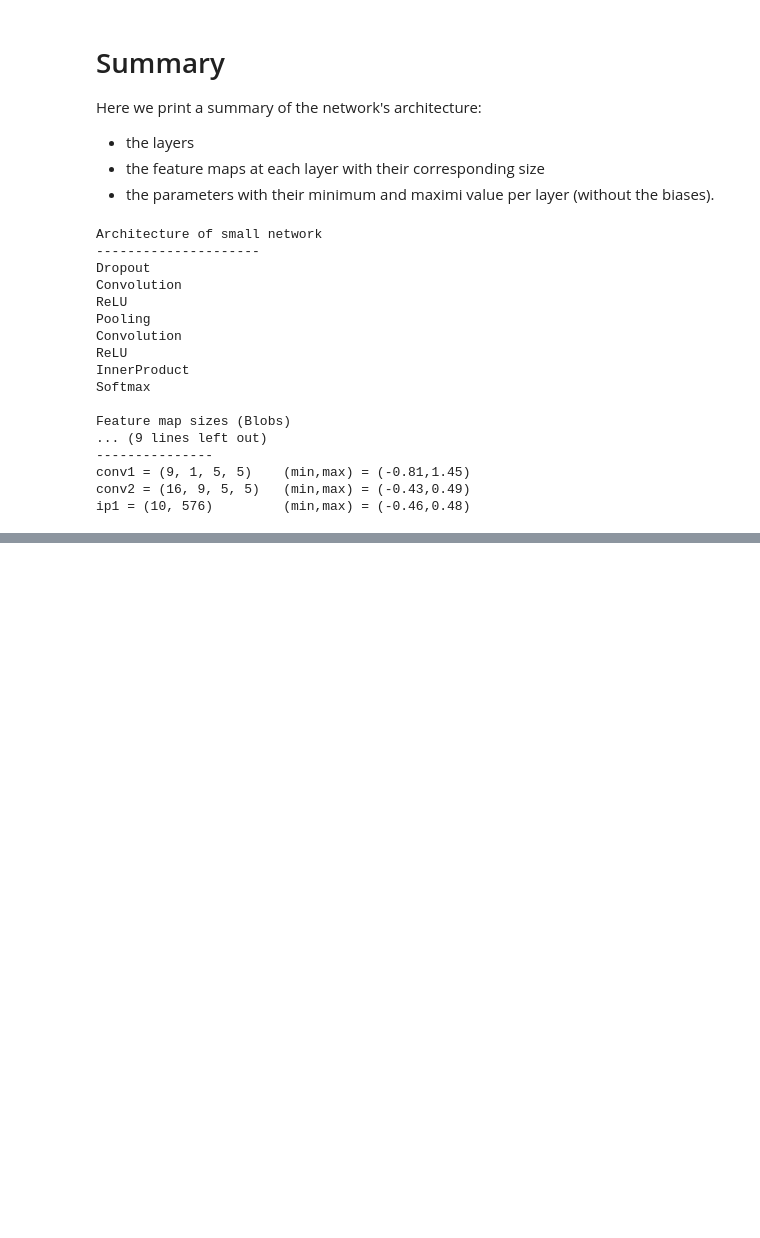
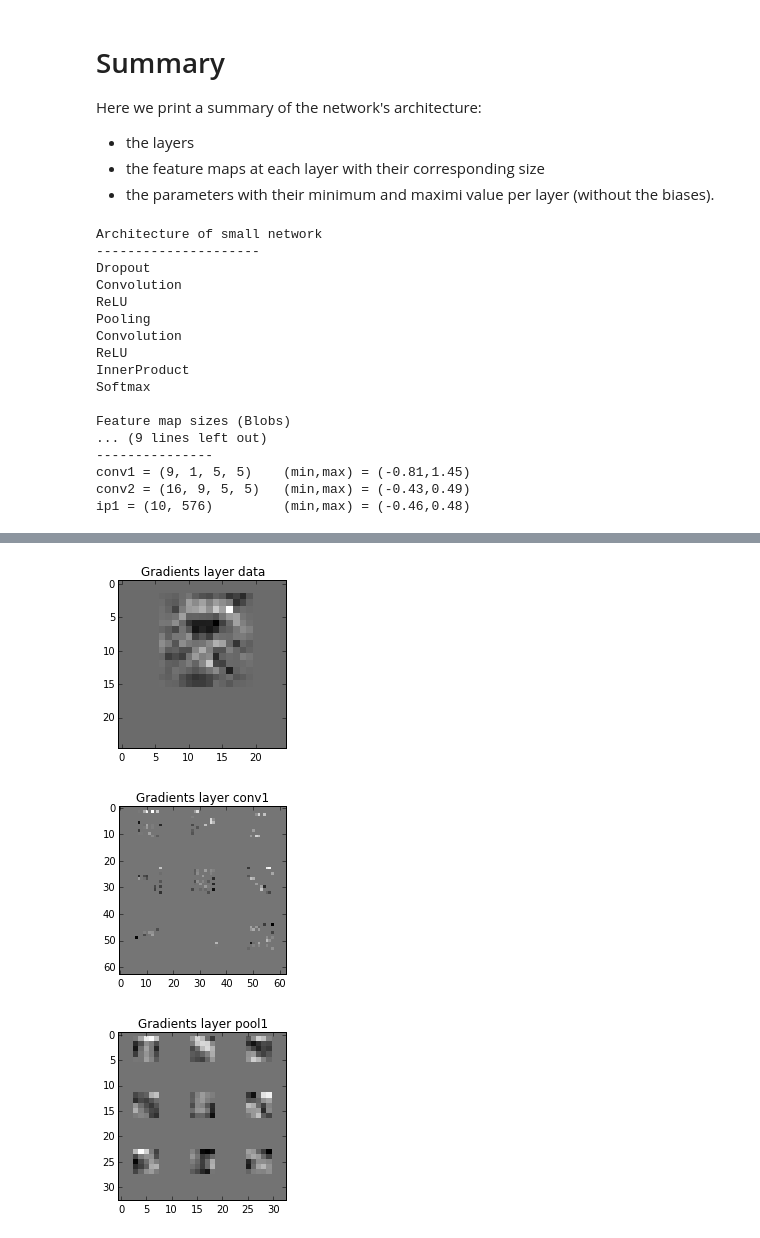
Before and after one commit to perellonieto/cnn_visualization_caffe, a Jupyter notebook: small_cnn_visualization.ipynb, the cells around one changed output, grey strips where cells are left out. Cells and saved outputs as stored; diff of their text form; code cells hidden in the pictures; blank space fills up the shorter version.

```diff
--- a/small_cnn_visualization.ipynb
+++ b/small_cnn_visualization.ipynb
@@ -88,0 +213,45 @@ ip1 = (10, 576)         (min,max) = (-0.46,0.48)
+# %%
+from collections import OrderedDict
+
+def get_backward_gradients(net, image, end, neuron_coordinates=None, most_active=False):
+    dst = net.blobs[end]
+
+    im_input = image[np.newaxis, np.newaxis, :, :]
+    net.blobs['data'].data[...] = crop(im_input,net.blobs['data'].data.shape[-1])
+
+    net.forward(end=end)
+
+    if neuron_coordinates:
+        diff = np.zeros_like(dst.data)
+        diff[neuron_coordinates] = 1
+    elif most_active:
+        neuron_coordinates = np.unravel_index(net.blobs[end].data.argmax(),net.blobs[end].data.shape)
+        diff = np.zeros_like(dst.data)
+        diff[neuron_coordinates] = 1
+    else:
+        diff = dst.data
+
+    dst.diff[:] = diff
+
+    net.backward(start=end)
+    gradients = OrderedDict()
+    for layer in net.blobs.keys():
+        if layer != end:
+            gradients.update({layer : np.copy(net.blobs[layer].diff[0])})
+        else:
+            break
+    return gradients
+
+end = 'conv2'
+most_active=True
+gradients = get_backward_gradients(net, im, end=end, most_active=most_active)
+
+# Show the gradients at each layer
+for layer in gradients.keys():
+    fig = plt.figure()
+    vis_square(gradients[layer])
+    plt.title('Gradients layer {}'.format(layer))
+# %% [output]
+[figure, added]
+[figure, added]
+[figure, added]
```
Also changed, not shown: parts of 15 cells of this notebook.
